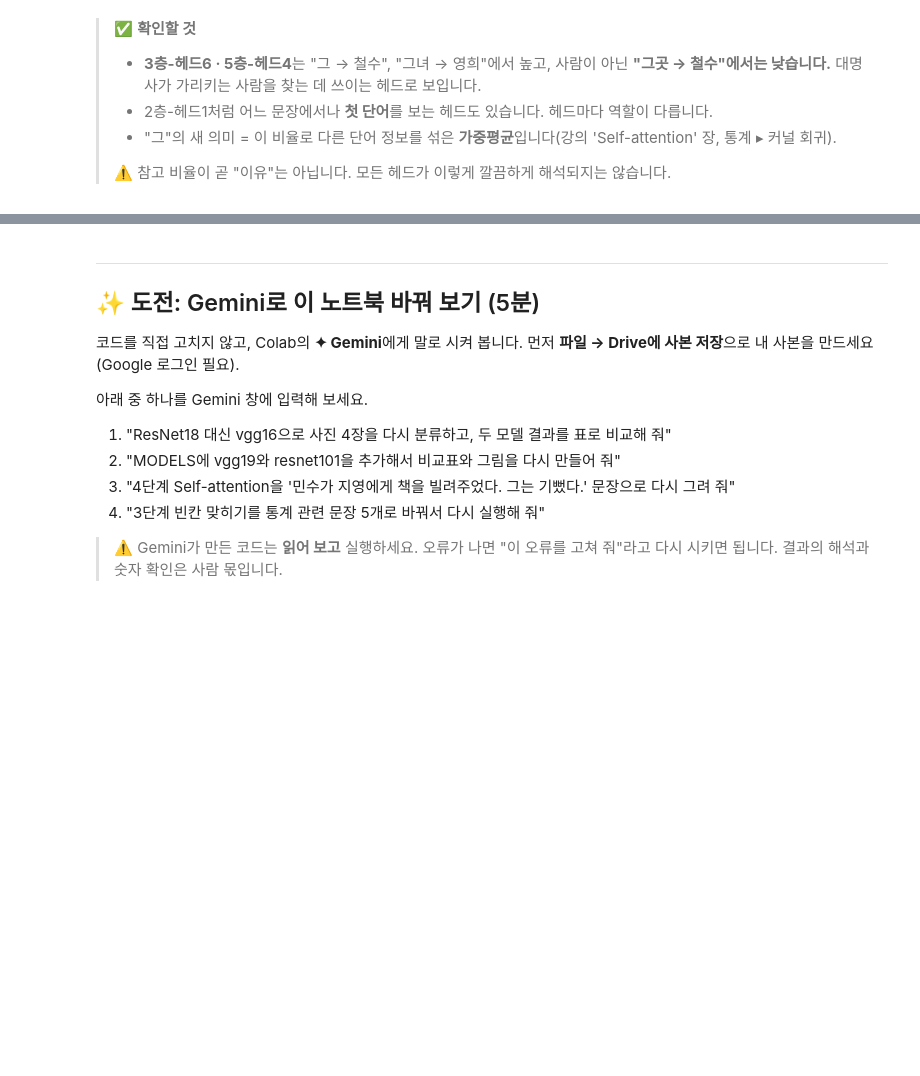
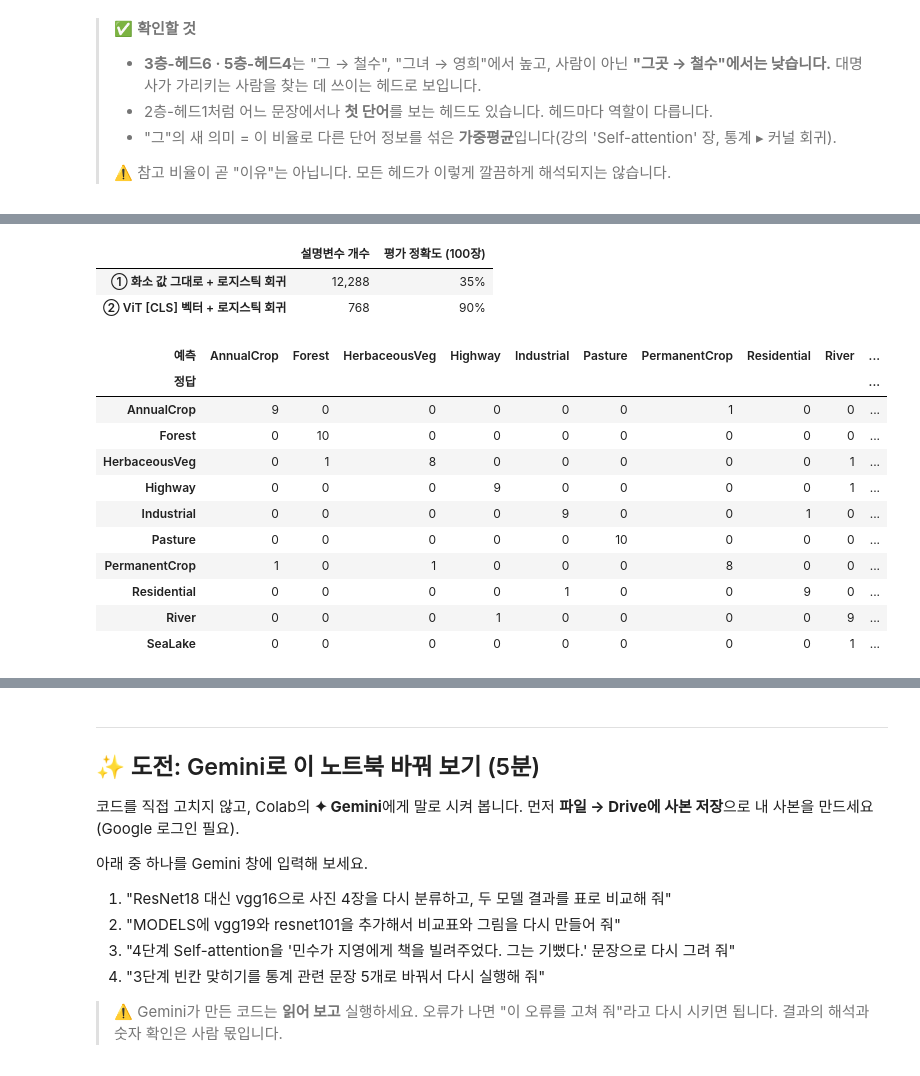
Before and after one commit to sunghoonim/stat-ai-2026, a Jupyter notebook: lab1_inference_cnn_transformer.ipynb, the cells around one changed output, grey strips where cells are left out. Drawn from its saved outputs; the diff is of its cells as text; code cells hidden in the pictures; blank space fills up the shorter version.

```diff
--- a/lab1_inference_cnn_transformer.ipynb
+++ b/lab1_inference_cnn_transformer.ipynb
@@ -395,0 +498,39 @@ pd.DataFrame([row], columns=uniq(tokens), index=["3층-헤드6: '그'의 참고
+# %%
+from sklearn.linear_model import LogisticRegression
+from sklearn.preprocessing import StandardScaler
+from sklearn.pipeline import make_pipeline
+
+def probe(X_tr, y, X_te):
+    """설명변수 → 표준화 → 다항 로지스틱 회귀(L2 벌점). 학습된 모델과 평가 정확도를 돌려준다."""
+    clf = make_pipeline(StandardScaler(), LogisticRegression(C=0.1, max_iter=5000)).fit(X_tr, y)
+    return clf, clf.score(X_te, y_te)
+
+pixels = lambda idx: np.stack([np.asarray(sat_imgs[i], dtype=np.float32).ravel() / 255 for i in idx])
+X_tr_px, X_te_px = pixels(tr_idx), pixels(te_idx)
+_, acc_px = probe(X_tr_px, y_tr, X_te_px)
+clf, acc_cls = probe(Z_tr.numpy(), y_tr, Z_te.numpy())
+pd.DataFrame({"설명변수 개수": [f"{X_tr_px.shape[1]:,}", "768"], "평가 정확도 (100장)": [f"{acc_px:.0%}", f"{acc_cls:.0%}"]},
+             index=["① 화소 값 그대로 + 로지스틱 회귀", "② ViT [CLS] 벡터 + 로지스틱 회귀"])
+# %% [output]
+|  | 설명변수 개수 | 평가 정확도 (100장) |
+| ① 화소 값 그대로 + 로지스틱 회귀 | 12,288 | 35% |
+| ② ViT [CLS] 벡터 + 로지스틱 회귀 | 768 | 90% |
+# %%
+# 어디서 틀리나: 행 = 정답, 열 = 예측 (평가용 100장)
+pred = clf.predict(Z_te.numpy())
+ct = pd.crosstab(pd.Categorical([CLASSES[c] for c in y_te], CLASSES), pd.Categorical([CLASSES[c] for c in pred], CLASSES),
+                 rownames=["정답"], colnames=["예측"], dropna=False)
+ct.style.background_gradient(cmap="Blues", axis=None)
+# %% [output]
+| 예측 | AnnualCrop | Forest | HerbaceousVeg | Highway | Industrial | Pasture | PermanentCrop | Residential | River | ... |
+| 정답 |  |  |  |  |  |  |  |  |  | ... |
+| AnnualCrop | 9 | 0 | 0 | 0 | 0 | 0 | 1 | 0 | 0 | ... |
+| Forest | 0 | 10 | 0 | 0 | 0 | 0 | 0 | 0 | 0 | ... |
+| HerbaceousVeg | 0 | 1 | 8 | 0 | 0 | 0 | 0 | 0 | 1 | ... |
+| Highway | 0 | 0 | 0 | 9 | 0 | 0 | 0 | 0 | 1 | ... |
+| Industrial | 0 | 0 | 0 | 0 | 9 | 0 | 0 | 1 | 0 | ... |
+| Pasture | 0 | 0 | 0 | 0 | 0 | 10 | 0 | 0 | 0 | ... |
+| PermanentCrop | 1 | 0 | 1 | 0 | 0 | 0 | 8 | 0 | 0 | ... |
+| Residential | 0 | 0 | 0 | 0 | 1 | 0 | 0 | 9 | 0 | ... |
+| River | 0 | 0 | 0 | 1 | 0 | 0 | 0 | 0 | 9 | ... |
+| SeaLake | 0 | 0 | 0 | 0 | 0 | 0 | 0 | 0 | 1 | ... |
```
Also changed, not shown: parts of 14 cells of this notebook, 1 other file.
